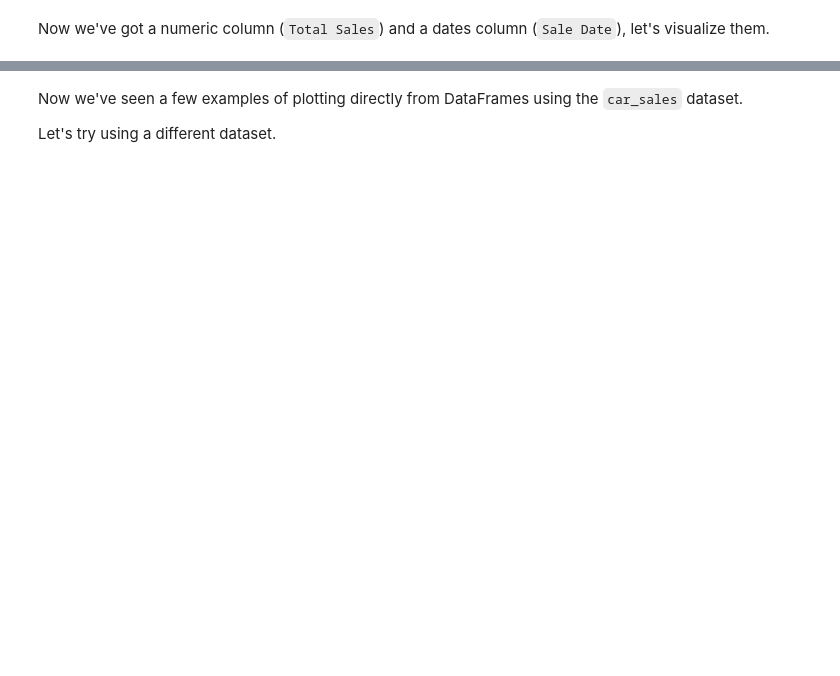
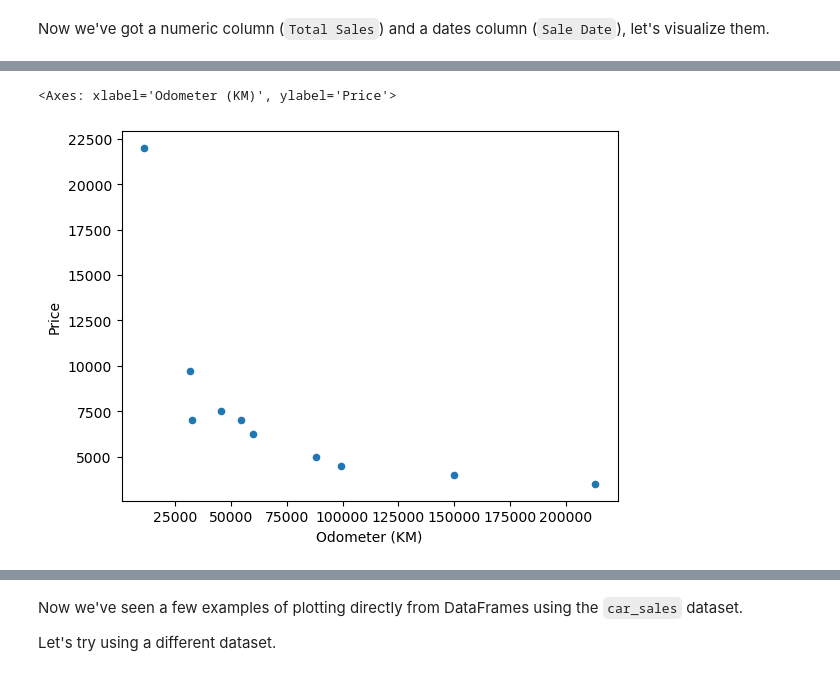
Before and after one commit to ubeydgur/zero-to-mastery-ml, a Jupyter notebook: tutorial/matplotlib/matplotlib-exercises.ipynb, the cells around one changed output, grey strips where cells are left out. Saved outputs shown, nothing was run; the diff lists cells and outputs as text; code cells hidden in the pictures; blank space fills up the shorter version.

```diff
--- a/tutorial/matplotlib/matplotlib-exercises.ipynb
+++ b/tutorial/matplotlib/matplotlib-exercises.ipynb
@@ -243,8 +322,10 @@ Now we've got a numeric column (`Total Sales`) and a dates column (`Sale Date`),
 # %%
-# Convert the 'Price' column to the integers
+# Create a scatter plot of the 'Odometer (KM)' and 'Price' column using the plot() function
 
-
-# Create a scatter plot of the 'Odometer (KM)' and 'Price' column using the plot() function
+car_sales.plot(x="Odometer (KM)", y="Price", kind ="scatter")
+# %% [output]
+<Axes: xlabel='Odometer (KM)', ylabel='Price'>
+[figure, added]
 # %%
 # Create a NumPy array of random numbers of size (10, 4) and save it to X
 
```
Also changed, not shown: parts of 29 cells of this notebook.
